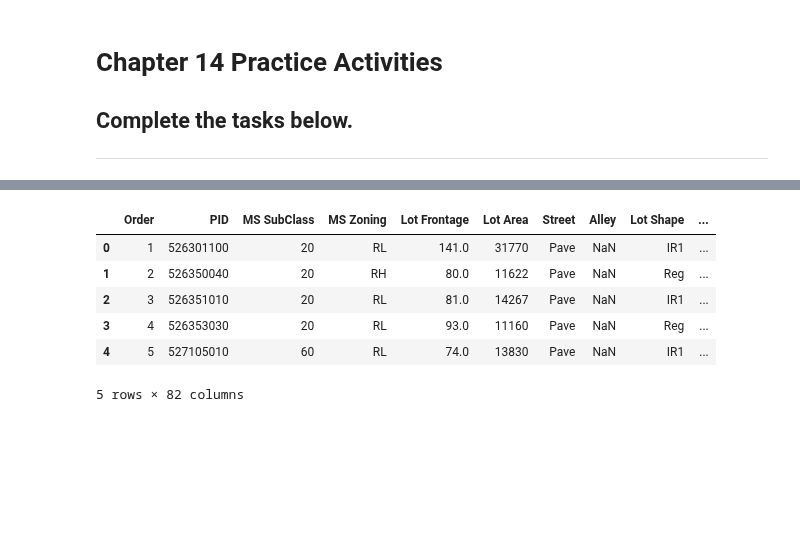
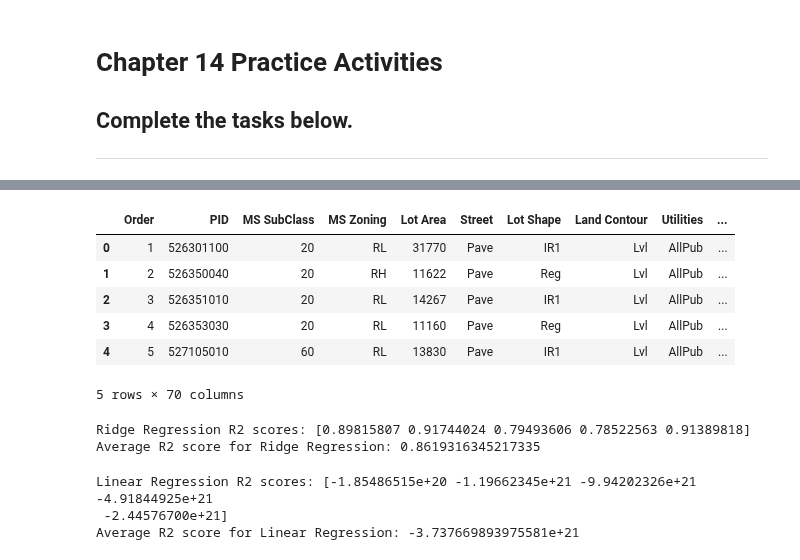
Before and after one commit to bellamccarty/GSB-544, a Jupyter notebook: Practice_Activities/Practice_Activity_7.2/Practice_Activity_7.2_Penalized_Regression.ipynb, the cells around one changed output, grey strips where cells are left out. Saved outputs shown, nothing was run; the diff lists cells and outputs as text; code cells hidden in the pictures; blank space fills up the shorter version.

```diff
--- a/Practice_Activities/Practice_Activity_7.2/Practice_Activity_7.2_Penalized_Regression.ipynb
+++ b/Practice_Activities/Practice_Activity_7.2/Practice_Activity_7.2_Penalized_Regression.ipynb
@@ -31,12 +37,19 @@ random.seed(123)
 # %%
 # Load the Data
 df_ames = pd.read_csv("Data/AmesHousing.csv")
+
+# Get rid of columns with mostly NaN values
+good_cols = df_ames.isna().sum() < 100
+df_ames = df_ames.loc[:,good_cols]
+
+# Drop other NAs
+df_ames = df_ames.dropna()
 df_ames.head()
 # %% [output]
-|  | Order | PID | MS SubClass | MS Zoning | Lot Frontage | Lot Area | Street | Alley | Lot Shape | ... |
-| 0 | 1 | 526301100 | 20 | RL | 141.0 | 31770 | Pave | NaN | IR1 | ... |
-| 1 | 2 | 526350040 | 20 | RH | 80.0 | 11622 | Pave | NaN | Reg | ... |
-| 2 | 3 | 526351010 | 20 | RL | 81.0 | 14267 | Pave | NaN | IR1 | ... |
-| 3 | 4 | 526353030 | 20 | RL | 93.0 | 11160 | Pave | NaN | Reg | ... |
-| 4 | 5 | 527105010 | 60 | RL | 74.0 | 13830 | Pave | NaN | IR1 | ... |
+|  | Order | PID | MS SubClass | MS Zoning | Lot Area | Street | Lot Shape | Land Contour | Utilities | ... |
+| 0 | 1 | 526301100 | 20 | RL | 31770 | Pave | IR1 | Lvl | AllPub | ... |
+| 1 | 2 | 526350040 | 20 | RH | 11622 | Pave | Reg | Lvl | AllPub | ... |
+| 2 | 3 | 526351010 | 20 | RL | 14267 | Pave | IR1 | Lvl | AllPub | ... |
+| 3 | 4 | 526353030 | 20 | RL | 11160 | Pave | Reg | Lvl | AllPub | ... |
+| 4 | 5 | 527105010 | 60 | RL | 13830 | Pave | IR1 | Lvl | AllPub | ... |
-5 rows × 82 columns
+5 rows × 70 columns
@@ -42,0 +70,31 @@ df_ames.head()
+# %%
+from sklearn.linear_model import Ridge
+
+# Ridge Regression Pipeline
+ridge_pipeline = Pipeline(
+    [("preprocessing", ct),
+     ("ridge_regression", Ridge(alpha=1.0))]
+)
+
+# Cross-Validation
+ridge_scores = cross_val_score(ridge_pipeline, X, y, cv=5, scoring='r2')
+print("Ridge Regression R2 scores:", ridge_scores)
+print("Average R2 score for Ridge Regression:", ridge_scores.mean())
+# %% [output]
+Ridge Regression R2 scores: [0.89815807 0.91744024 0.79493606 0.78522563 0.91389818]
+Average R2 score for Ridge Regression: 0.8619316345217335
+# %%
+# Linear Regression Pipeline for comparison
+lr_pipeline = Pipeline(
+    [("preprocessing", ct),
+     ("linear_regression", LinearRegression())]
+)
+
+# Cross-Validation for Linear Regression
+lr_scores = cross_val_score(lr_pipeline, X, y, cv=5, scoring='r2')
+print("Linear Regression R2 scores:", lr_scores)
+print("Average R2 score for Linear Regression:", lr_scores.mean())
+# %% [output]
+Linear Regression R2 scores: [-1.85486515e+20 -1.19662345e+21 -9.94202326e+21 -4.91844925e+21
+ -2.44576700e+21]
+Average R2 score for Linear Regression: -3.737669893975581e+21
```
Also changed, not shown: parts of 18 cells of this notebook, 1 other file.
